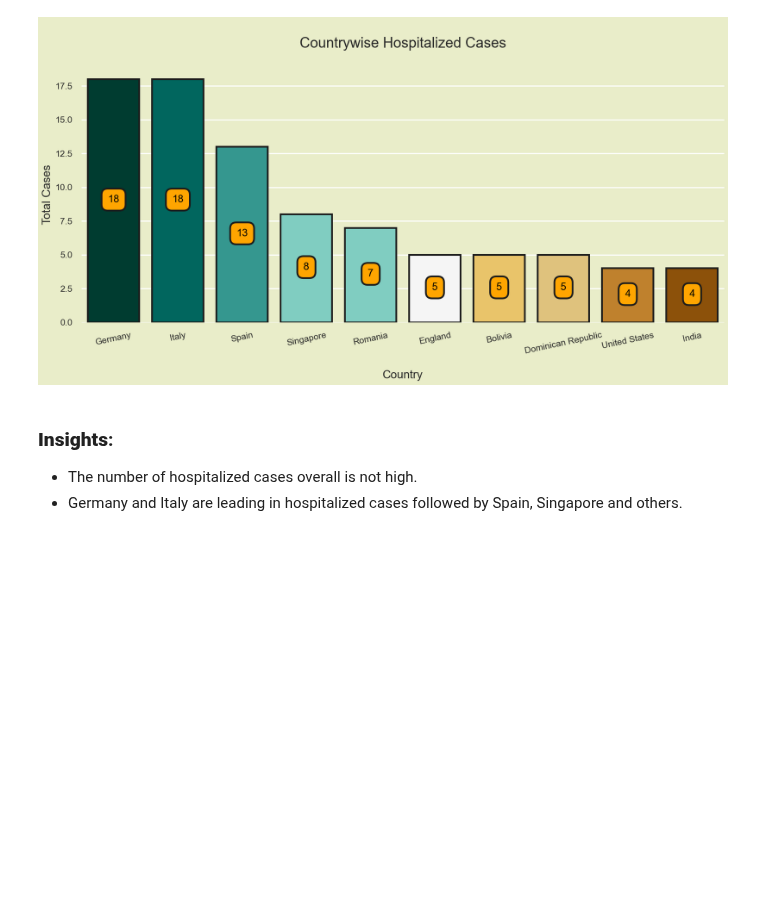
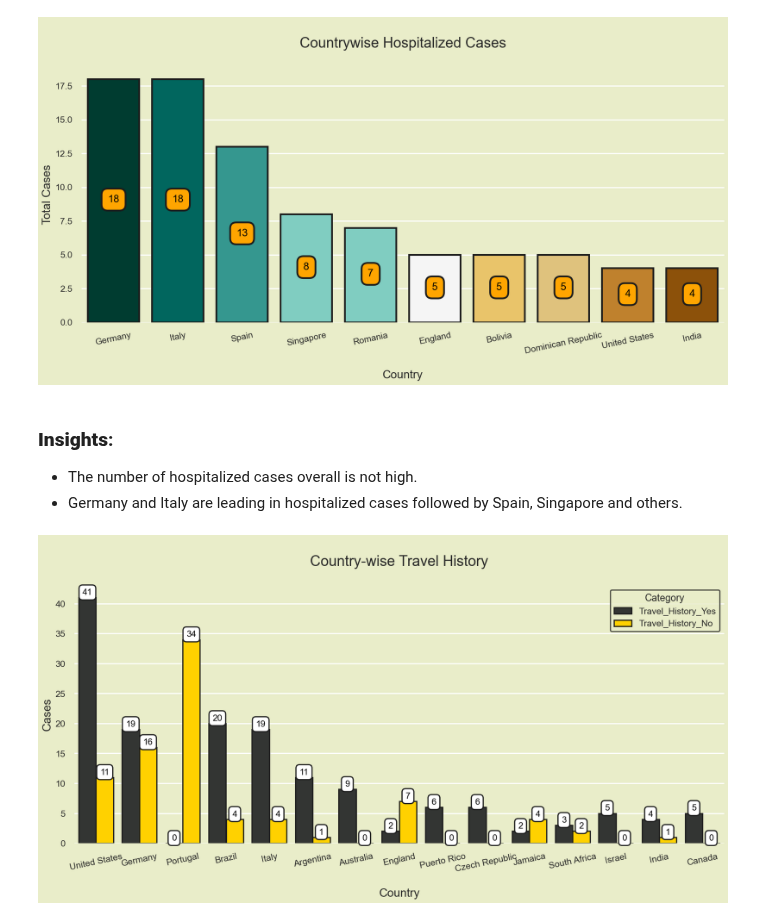
Before and after one commit to noahnoahnoahtran/EDA, a Jupyter notebook: 3_monkeypox/monkeypox_analysis.ipynb, the cells around one changed output. Saved outputs shown, nothing was run; the diff lists cells and outputs as text; code cells hidden in the pictures; blank space fills up the shorter version.

Commit message:
Add new graphs

```diff
--- a/3_monkeypox/monkeypox_analysis.ipynb
+++ b/3_monkeypox/monkeypox_analysis.ipynb
@@ -204,3 +204,25 @@ plt.show()
 ### **Insights**:
 - The number of hospitalized cases overall is not high.
 - Germany and Italy are leading in hospitalized cases followed by Spain, Singapore and others.
+# %%
+case["Travel_History"] = case[["Travel_History_Yes", "Travel_History_No"]].sum(axis=1)
+case_temp5 = case.sort_values(["Travel_History"], ascending=False)[:15]
+
+case_temp5_melt = case_temp5.melt(id_vars=["Country"], value_vars=["Travel_History_Yes", "Travel_History_No"],
+                                  var_name="Variables", value_name="Values")
+
+plt.subplots(figsize=(20, 8))
+p = sns.barplot(x=case_temp5_melt["Country"], y=case_temp5_melt["Values"], hue=case_temp5_melt["Variables"], palette=["#333533", "#ffd100"], saturation=1, edgecolor="#1c1c1c", linewidth=2)
+p.set_title("\nCountry-wise Travel History\n", fontsize=25)
+p.set_xlabel("\nCountry", fontsize=20)
+p.set_ylabel("Cases", fontsize=20)
+plt.legend(title="Category", edgecolor="#1c1c1c")
+p.set_xticklabels(p.get_xticklabels(), rotation=12)
+for container in p.containers:
+    p.bar_label(container, label_type="edge", padding=2, size=15, color="black", rotation=0,
+                bbox={"boxstyle": "round", "pad": 0.4, "facecolor": "white", "edgecolor": "#1c1c1c", "linewidth": 2, "alpha": 1})
+
+sns.despine(left=True, bottom=True)
+plt.show()
+# %% [output]
+[figure, added]
```
Also changed, not shown: parts of 4 cells of this notebook.
